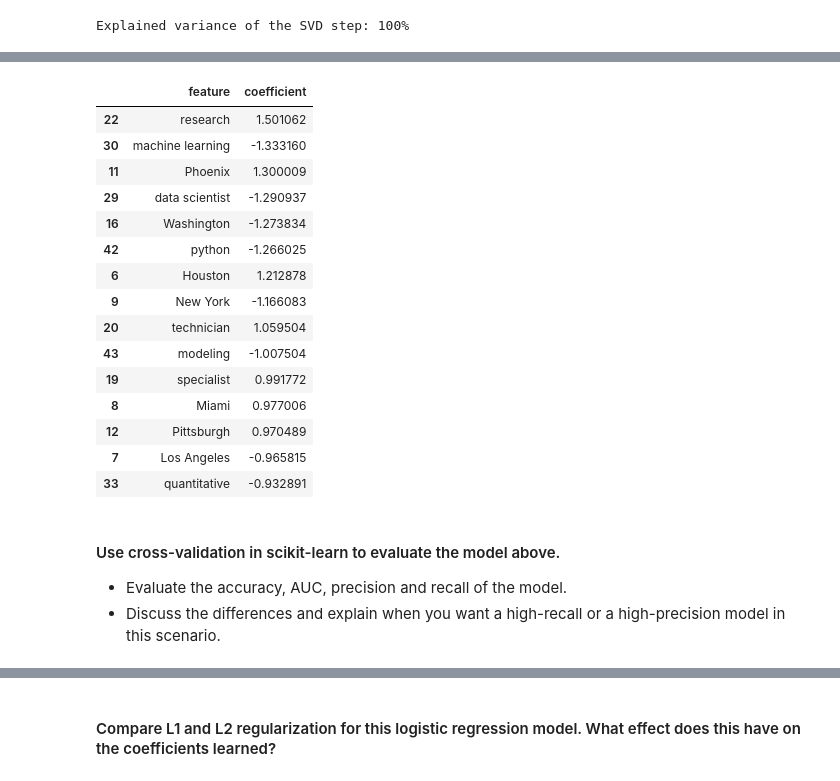
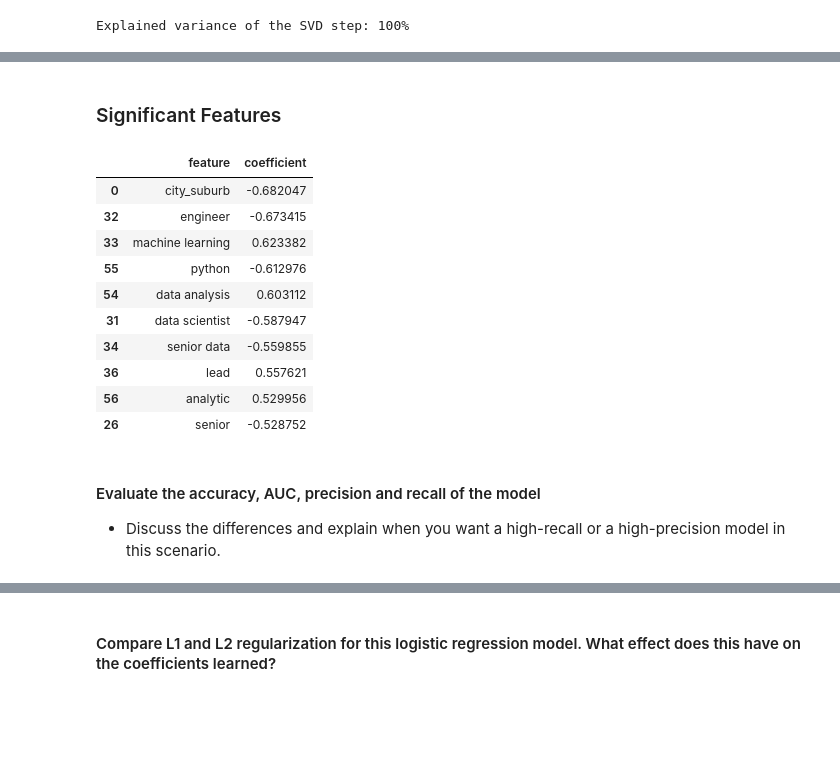
Before and after one commit to LeylaMova/indeed-salary-prediction, a Jupyter notebook: ipynb/starter_code.ipynb, the cells around one changed output, grey strips where cells are left out. Cells and saved outputs as stored; diff of their text form; code cells hidden in the pictures; blank space fills up the shorter version.

```diff
--- a/ipynb/starter_code.ipynb
+++ b/ipynb/starter_code.ipynb
@@ -426,3 +354,0 @@ df = extract_keywords_into_dummies(df, 'summary','phd')
-# %%
-X = df.drop(['city','company','salary','state','summary','title','percentile_range'], axis=1)
-y = df['percentile_range']
@@ -442,27 +543,29 @@ print('train_score:', train_score, 'test_score:', test_score)
+# %%
+model = joblib.load('data/model.pkl')
+# %% [markdown]
+### Significant Features
 # %%
 labels = X.columns.tolist()
+# %%
+max_mag = []
+for coef in model.coefs_[0]:
+    max_mag.append(max(coef.min(), coef.max(), key=abs))
 # %%
-results = pd.DataFrame(zip(labels, model.coef_[0]), columns=['feature','coefficient'])
+results = pd.DataFrame(zip(labels, max_mag), columns=['feature','coefficient'])
 # %%
-results.reindex(results['coefficient'].abs().sort_values(ascending=False).index)[:15]
+results.reindex(results['coefficient'].abs().sort_values(ascending=False).index)[:10]
 # %% [output]
 |  | feature | coefficient |
-| 22 | research | 1.501062 |
-| 30 | machine learning | -1.333160 |
-| 11 | Phoenix | 1.300009 |
-| 29 | data scientist | -1.290937 |
-| 16 | Washington | -1.273834 |
-| 42 | python | -1.266025 |
-| 6 | Houston | 1.212878 |
-| 9 | New York | -1.166083 |
-| 20 | technician | 1.059504 |
-| 43 | modeling | -1.007504 |
-| 19 | specialist | 0.991772 |
-| 8 | Miami | 0.977006 |
-| 12 | Pittsburgh | 0.970489 |
-| 7 | Los Angeles | -0.965815 |
-| 33 | quantitative | -0.932891 |
+| 0 | city_suburb | -0.682047 |
+| 32 | engineer | -0.673415 |
+| 33 | machine learning | 0.623382 |
+| 55 | python | -0.612976 |
+| 54 | data analysis | 0.603112 |
+| 31 | data scientist | -0.587947 |
+| 34 | senior data | -0.559855 |
+| 36 | lead | 0.557621 |
+| 56 | analytic | 0.529956 |
+| 26 | senior | -0.528752 |
 # %% [markdown]
-#### Use cross-validation in scikit-learn to evaluate the model above.
-- Evaluate the accuracy, AUC, precision and recall of the model.
+#### Evaluate the accuracy, AUC, precision and recall of the model
 - Discuss the differences and explain when you want a high-recall or a high-precision model in this scenario.
```
Also changed, not shown: parts of 87 cells of this notebook, 12 other files.
